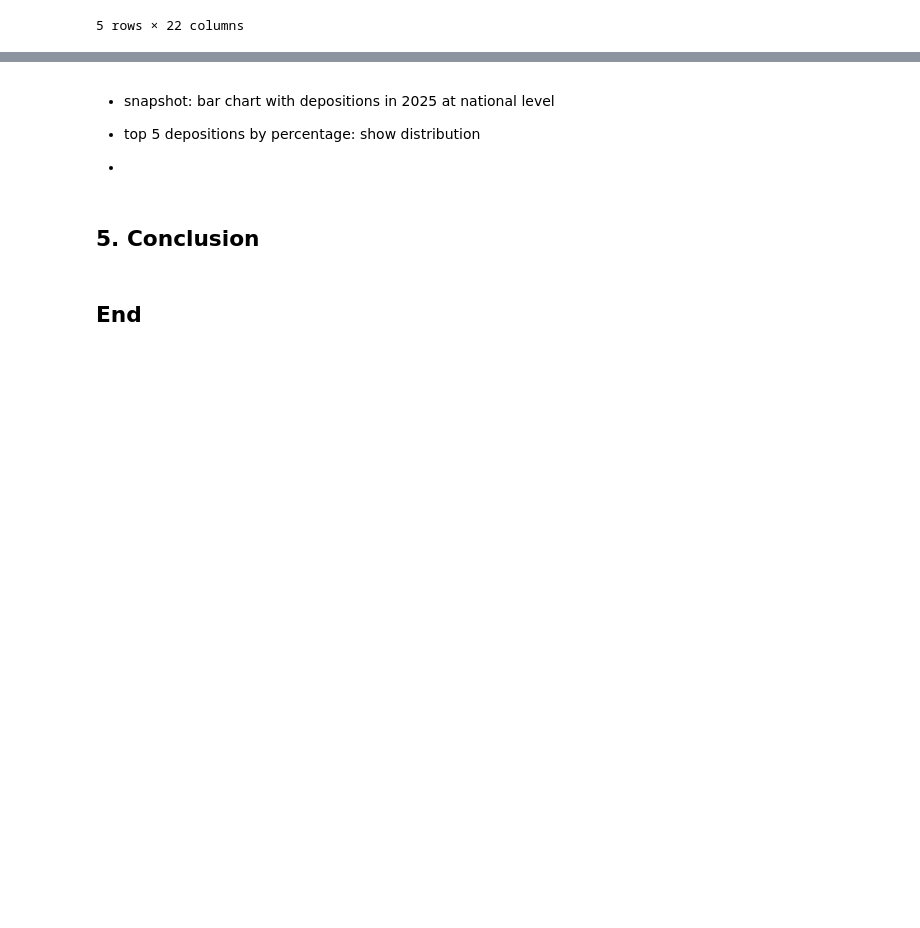
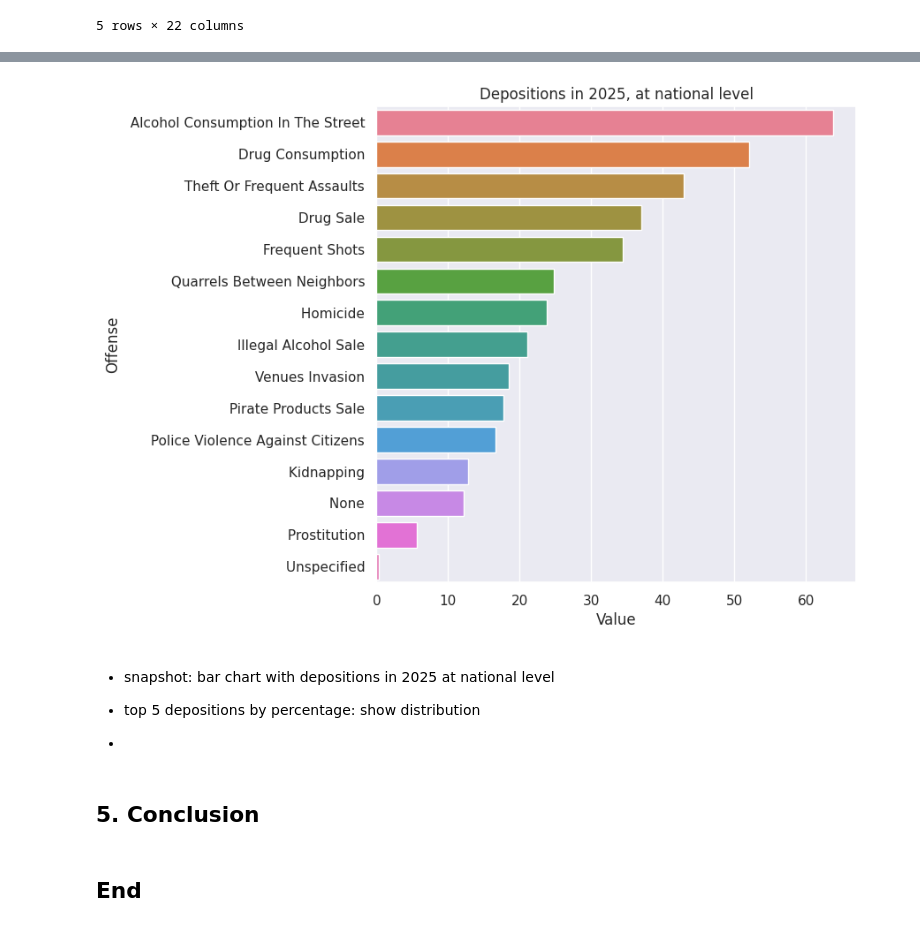
Before and after one commit to irenecelebrin/programming-for-data-analytics, a Jupyter notebook: project/project.ipynb, the cells around one changed output, grey strips where cells are left out. Cells and saved outputs as stored; diff of their text form; code cells hidden in the pictures; blank space fills up the shorter version.

```diff
--- a/project/project.ipynb
+++ b/project/project.ipynb
@@ -714,0 +731,12 @@ plt.show()
+# %%
+# select subset for depositions
+depositions = data[data['indicator'].str.contains('depositions of') & (data['state ID'] == 0)]
+
+# select only 2 columns: indicator, 2025
+depositions = depositions.loc[:,['state','indicator ID','indicator','2025']]
+
+# set indicator as index
+depositions.set_index('indicator ID', inplace = True)
+
+# preview
+depositions.head(5)
@@ -715,3 +751,19 @@ plt.show()
+# %%
+# make indicators shorter and set as titles
+# see: https://pandas.pydata.org/docs/reference/api/pandas.Series.str.replace.html
+# see: https://pandas.pydata.org/docs/reference/api/pandas.Series.str.title.html#pandas.Series.str.title
+depositions['Offense'] = depositions['indicator'].str.replace('^.+depositions of', '', regex = True).str.title()
+# %%
+# sort values. see: https://pandas.pydata.org/docs/reference/api/pandas.DataFrame.sort_values.html
+depositions.sort_values(by=['2025'], ascending=False, inplace = True)
+# %%
+# https://seaborn.pydata.org/generated/seaborn.barplot.html
+sns.set_theme(rc={'figure.figsize':(7,7)}, palette='pastel')
+sns.barplot(depositions, x = 'Value', y = 'Offense', hue = 'Offense', orient = 'h')
+plt.title('Depositions in 2025, at national level')
+plt.show()
+# %% [output]
+[figure, added]
 # %% [markdown]
 - snapshot: bar chart with depositions in 2025 at national level
 
```
Also changed, not shown: parts of 11 cells of this notebook.
